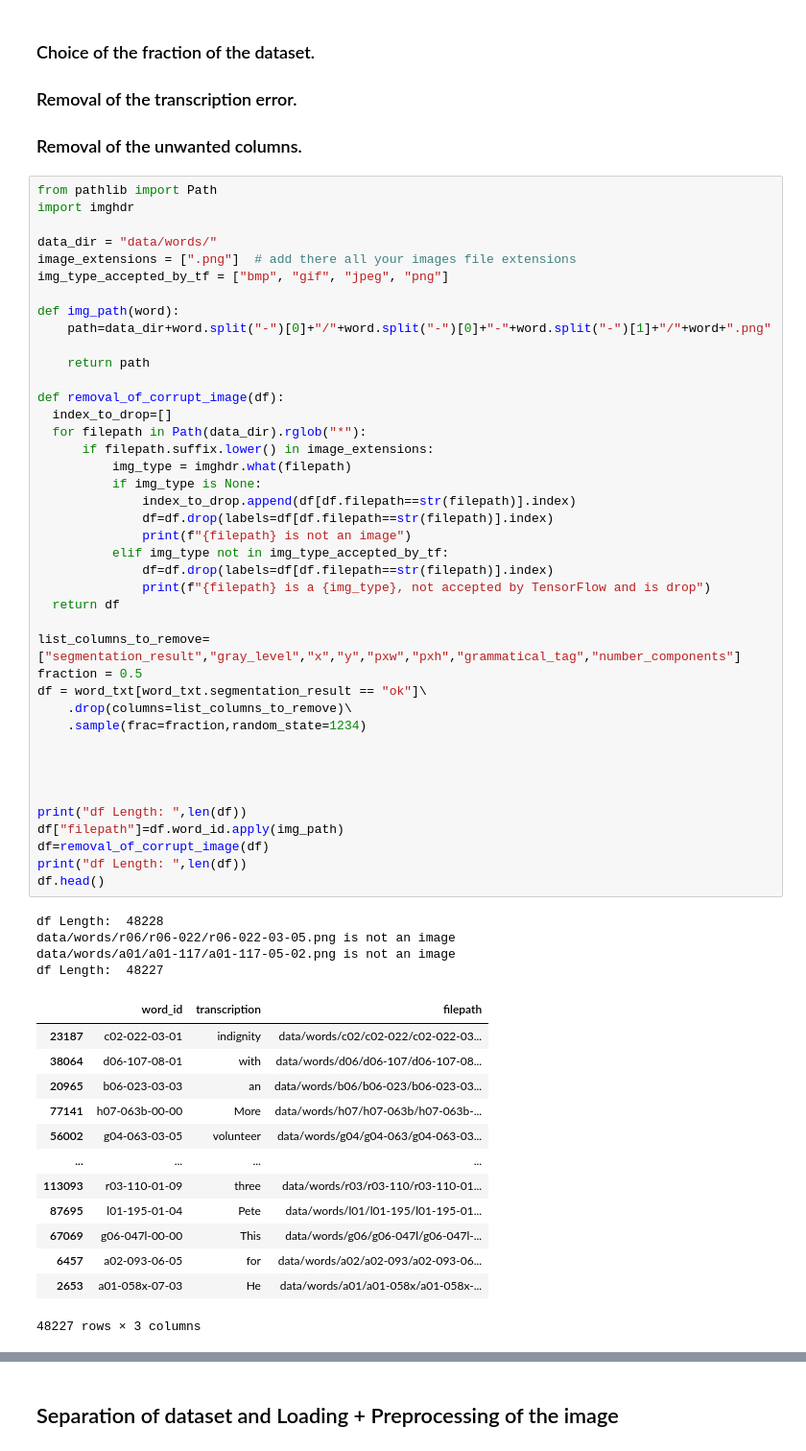
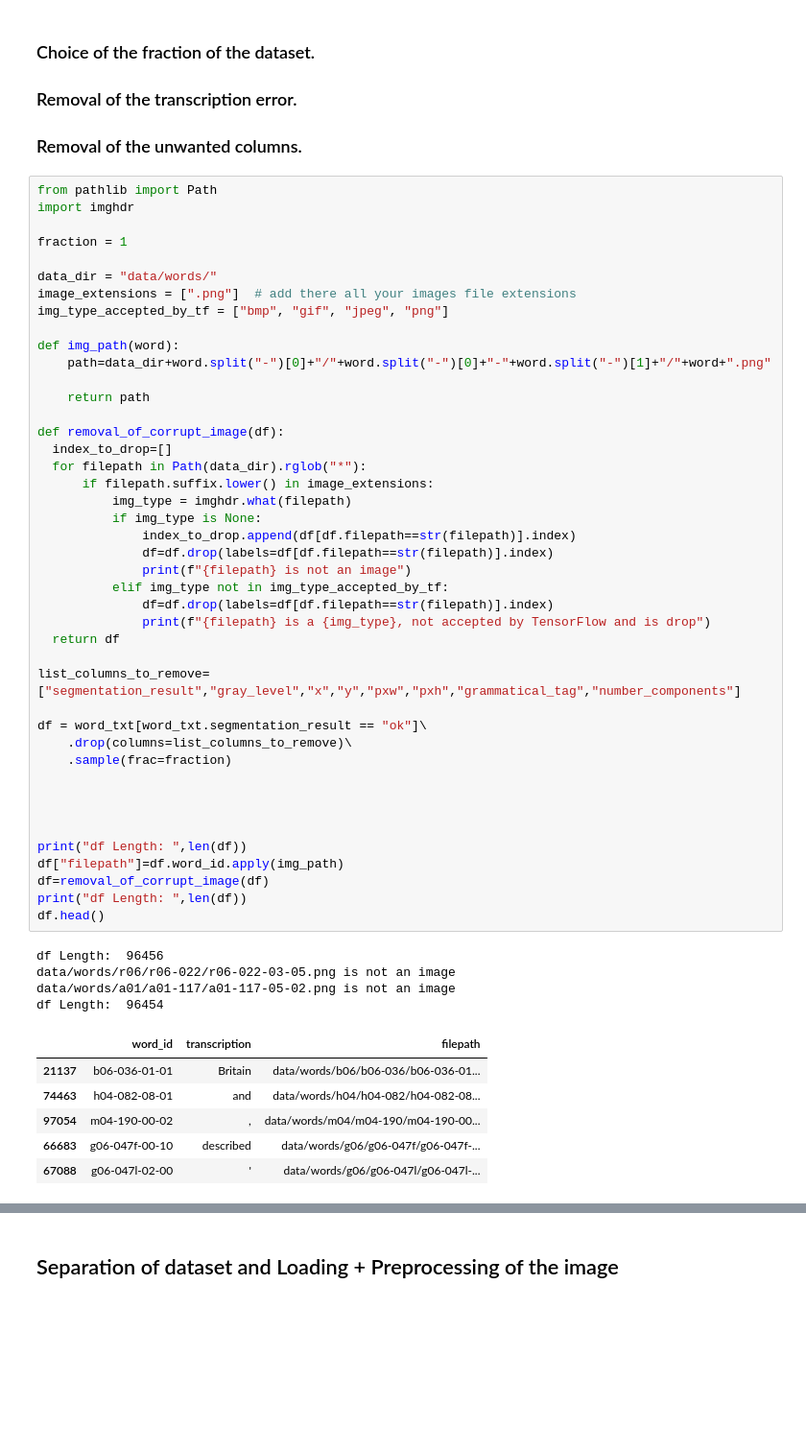
Before and after one commit to Zokoban/pyOCRTEN, a Jupyter notebook: ocr_project.ipynb, the cells around one changed output, grey strips where cells are left out. Shown at 96% size. Saved outputs shown, nothing was run; the diff lists cells and outputs as text; blank space fills up the shorter version.

```diff
--- a/ocr_project.ipynb
+++ b/ocr_project.ipynb
@@ -62,6 +62,8 @@ word_txt Length:  115320
 # %%
 from pathlib import Path
 import imghdr
+
+fraction = 1
 
 data_dir = "data/words/"
 image_extensions = [".png"]  # add there all your images file extensions
@@ -75,46 +77,39 @@ def img_path(word):
 def removal_of_corrupt_image(df):
   index_to_drop=[]
   for filepath in Path(data_dir).rglob("*"):
       if filepath.suffix.lower() in image_extensions:
           img_type = imghdr.what(filepath)
           if img_type is None:
               index_to_drop.append(df[df.filepath==str(filepath)].index)
               df=df.drop(labels=df[df.filepath==str(filepath)].index)
               print(f"{filepath} is not an image")
           elif img_type not in img_type_accepted_by_tf:
               df=df.drop(labels=df[df.filepath==str(filepath)].index)
               print(f"{filepath} is a {img_type}, not accepted by TensorFlow and is drop")
   return df
 
 list_columns_to_remove=["segmentation_result","gray_level","x","y","pxw","pxh","grammatical_tag","number_components"]
-fraction = 0.5
+
 df = word_txt[word_txt.segmentation_result == "ok"]\
     .drop(columns=list_columns_to_remove)\
-    .sample(frac=fraction,random_state=1234)
+    .sample(frac=fraction)
 
 
 
 
 print("df Length: ",len(df))
 df["filepath"]=df.word_id.apply(img_path)
 df=removal_of_corrupt_image(df)
 print("df Length: ",len(df))
 df.head()
 # %% [output]
-df Length:  48228
+df Length:  96456
 data/words/r06/r06-022/r06-022-03-05.png is not an image
 data/words/a01/a01-117/a01-117-05-02.png is not an image
-df Length:  48227
+df Length:  96454
 |  | word_id | transcription | filepath |
-| 23187 | c02-022-03-01 | indignity | data/words/c02/c02-022/c02-022-03... |
-| 38064 | d06-107-08-01 | with | data/words/d06/d06-107/d06-107-08... |
-| 20965 | b06-023-03-03 | an | data/words/b06/b06-023/b06-023-03... |
-| 77141 | h07-063b-00-00 | More | data/words/h07/h07-063b/h07-063b-... |
-| 56002 | g04-063-03-05 | volunteer | data/words/g04/g04-063/g04-063-03... |
-| ... | ... | ... | ... |
-| 113093 | r03-110-01-09 | three | data/words/r03/r03-110/r03-110-01... |
-| 87695 | l01-195-01-04 | Pete | data/words/l01/l01-195/l01-195-01... |
-| 67069 | g06-047l-00-00 | This | data/words/g06/g06-047l/g06-047l-... |
-| 6457 | a02-093-06-05 | for | data/words/a02/a02-093/a02-093-06... |
-| 2653 | a01-058x-07-03 | He | data/words/a01/a01-058x/a01-058x-... |
+| 21137 | b06-036-01-01 | Britain | data/words/b06/b06-036/b06-036-01... |
+| 74463 | h04-082-08-01 | and | data/words/h04/h04-082/h04-082-08... |
+| 97054 | m04-190-00-02 | , | data/words/m04/m04-190/m04-190-00... |
+| 66683 | g06-047f-00-10 | described | data/words/g06/g06-047f/g06-047f-... |
+| 67088 | g06-047l-02-00 | ' | data/words/g06/g06-047l/g06-047l-... |
-48227 rows × 3 columns
```
Also changed, not shown: parts of 24 cells of this notebook.
